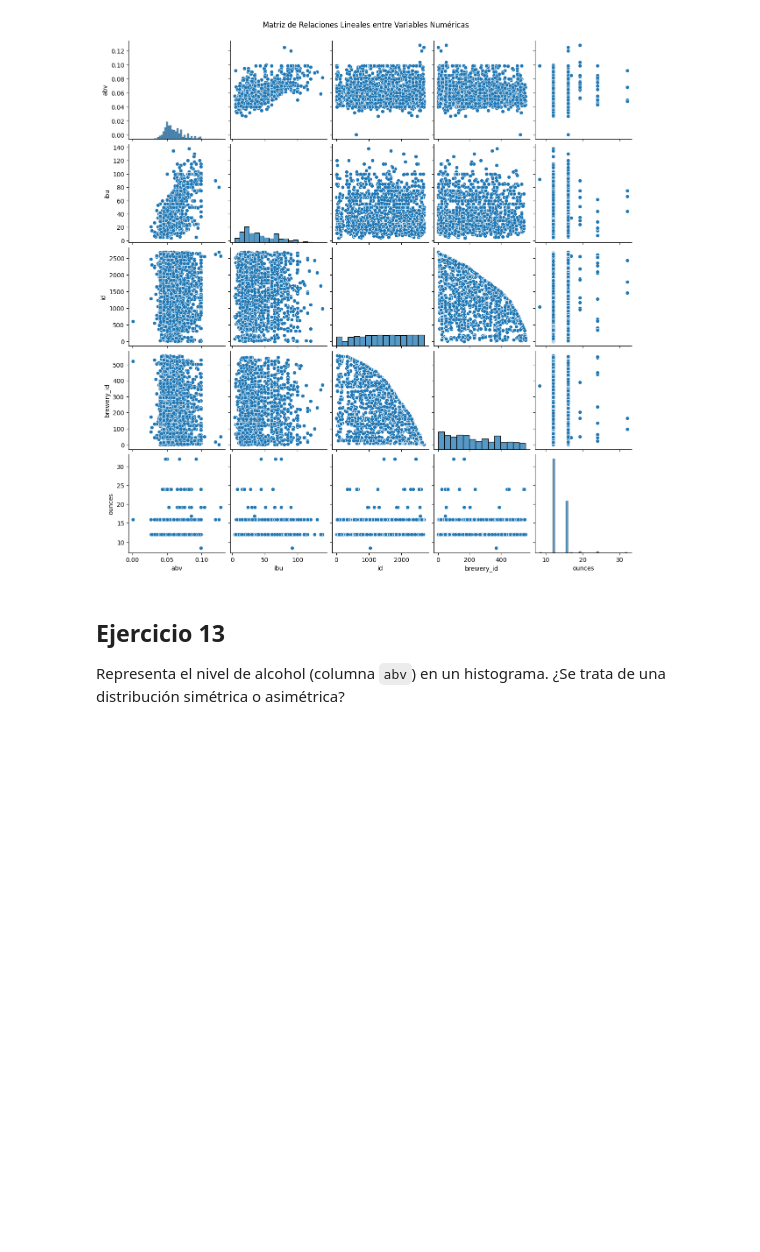
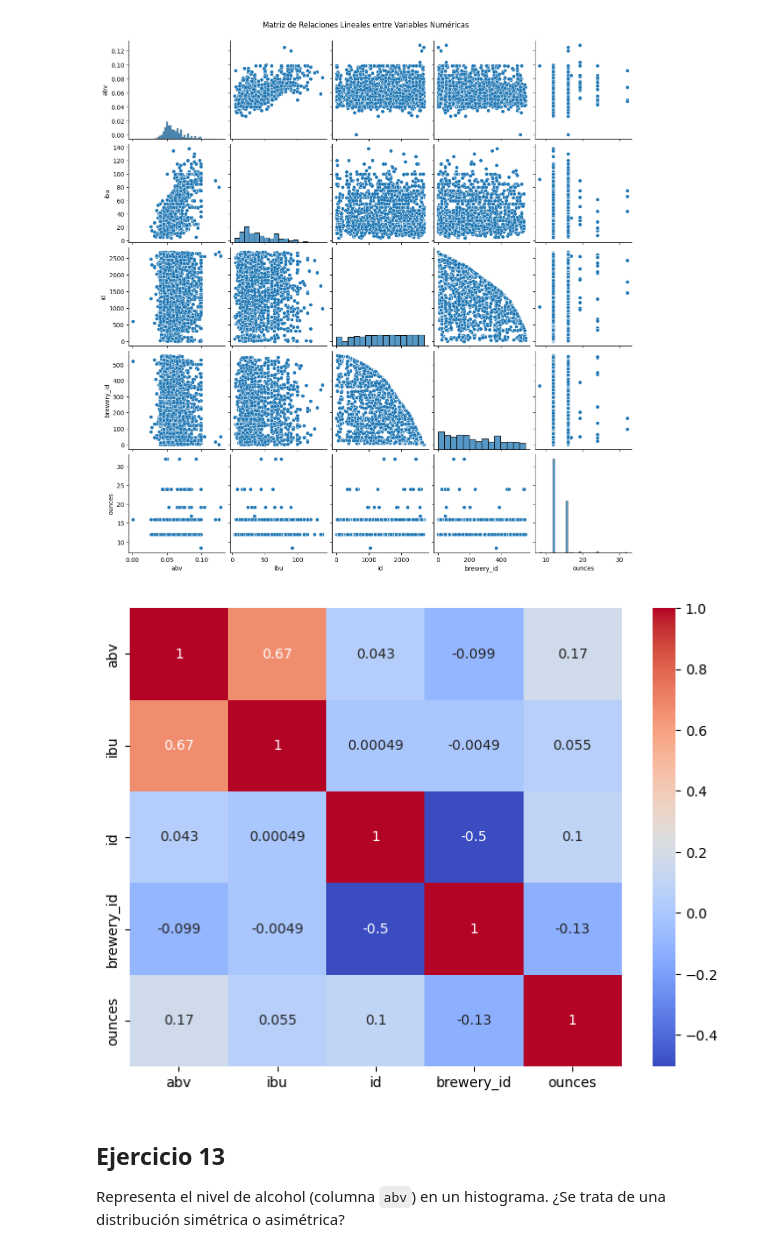
Before and after one commit to Andrea3677/ONLINE_DS_THEBRIDGE_OK, a Jupyter notebook: 2-Data_Analysis/2-Pandas/Practica/6-Beers/birras_repaso_MIO- completo.ipynb, the cells around one changed output. Cells and saved outputs as stored; diff of their text form; code cells hidden in the pictures; blank space fills up the shorter version.

```diff
--- a/2-Data_Analysis/2-Pandas/Practica/6-Beers/birras_repaso_MIO- completo.ipynb
+++ b/2-Data_Analysis/2-Pandas/Practica/6-Beers/birras_repaso_MIO- completo.ipynb
@@ -278,6 +317,12 @@ plt.suptitle('Matriz de Relaciones Lineales entre Variables Numéricas', y=1.02)
 plt.show()
 # %% [output]
 [figure]
+# %%
+plt.figure (figsize=(8,6))
+sns.heatmap(df1[['abv', 'ibu', 'id','brewery_id', 'ounces']].corr(), annot=True, cmap="coolwarm")
+plt.show()
+# %% [output]
+[figure, added]
 # %% [markdown]
 ## Ejercicio 13
 Representa el nivel de alcohol (columna `abv`) en un histograma. ¿Se trata de una distribución simétrica o asimétrica?
```
Also changed, not shown: parts of 13 cells of this notebook, 16 other files.
